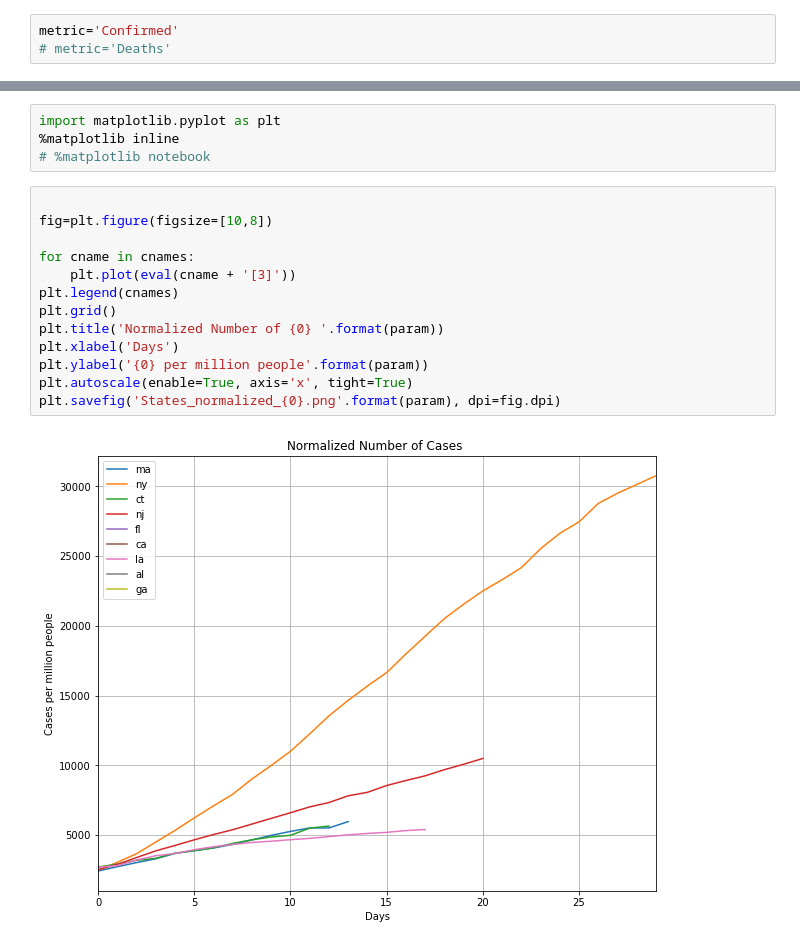
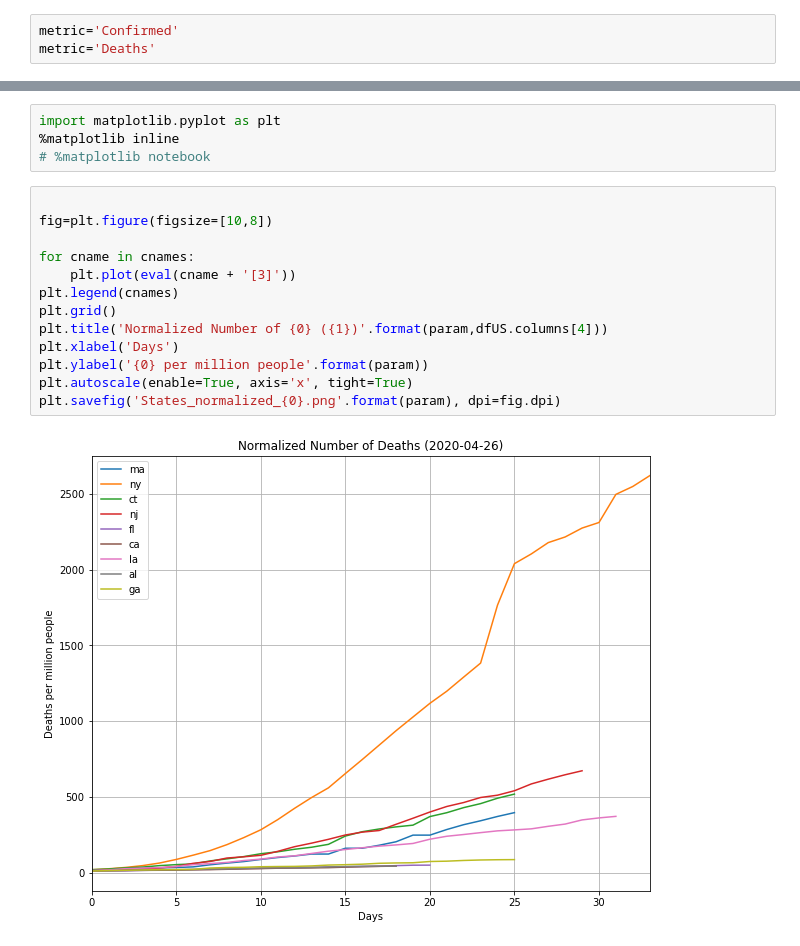
Before and after one commit to zdefne-usgs/covid_dashboard, a Jupyter notebook: covid_states.ipynb, the cells around one changed output, grey strips where cells are left out. Cells and saved outputs as stored; diff of their text form.

```diff
--- a/covid_states.ipynb
+++ b/covid_states.ipynb
@@ -15,7 +15,7 @@ import datetime
 [interactive output not drawn]
 # %%
 metric='Confirmed'
-# metric='Deaths'
+metric='Deaths'
 # %%
 dr='https://raw.githubusercontent.com/CSSEGISandData/COVID-19/master/csse_covid_19_data/csse_covid_19_daily_reports/'
 # %%
@@ -440,18 +440,18 @@ import matplotlib.pyplot as plt
 # %%
 
 fig=plt.figure(figsize=[10,8])
 
 for cname in cnames:
     plt.plot(eval(cname + '[3]'))
 plt.legend(cnames)
 plt.grid()
-plt.title('Normalized Number of {0} '.format(param))
+plt.title('Normalized Number of {0} ({1})'.format(param,dfUS.columns[4]))
 plt.xlabel('Days')
 plt.ylabel('{0} per million people'.format(param))
 plt.autoscale(enable=True, axis='x', tight=True)
 plt.savefig('States_normalized_{0}.png'.format(param), dpi=fig.dpi)
 # %% [output]
-[figure, old version]
+[figure, new version]
 # %%
 
 fig=plt.figure(figsize=[10,8])
```
Also changed, not shown: parts of 24 cells of this notebook, 16 other files.
